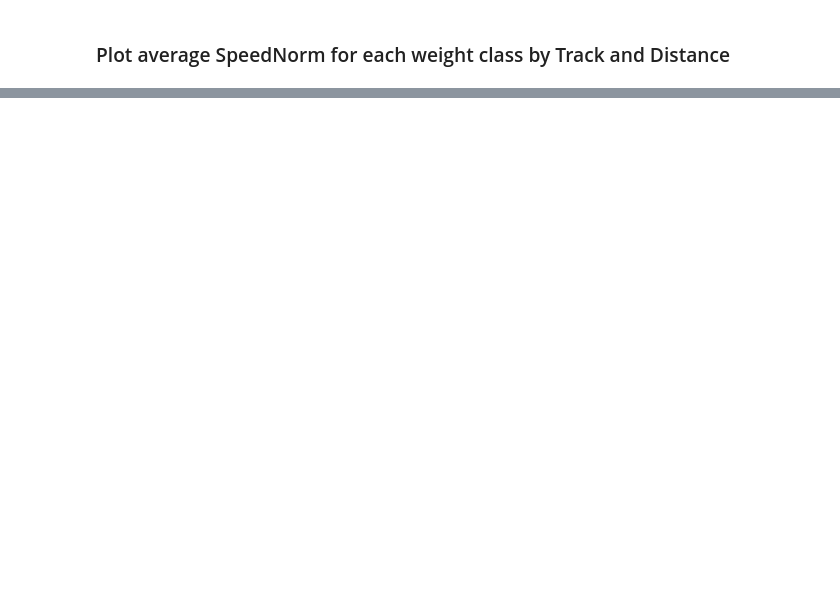
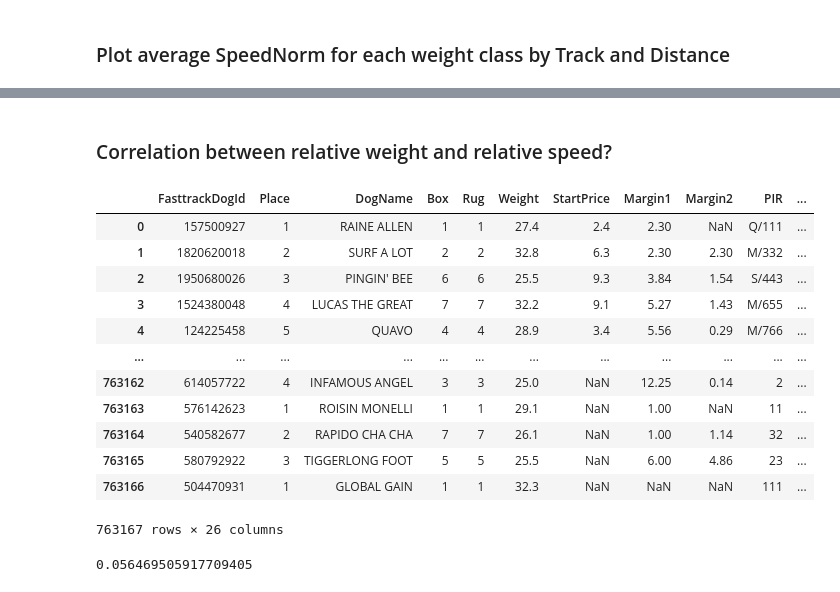
Before and after one commit to Isilisi/Greyhounds, a Jupyter notebook: eda/speednorm-by-weight.ipynb, the cells around one changed output, grey strips where cells are left out. Saved outputs shown, nothing was run; the diff lists cells and outputs as text; code cells hidden in the pictures; blank space fills up the shorter version.

Commit message:
Added some additional analysis and comments to markdown of speednorm-by-weight.ipynb

```diff
--- a/eda/speednorm-by-weight.ipynb
+++ b/eda/speednorm-by-weight.ipynb
@@ -99,0 +102,32 @@ sns.barplot(data=df, x="WeightQuantile", y="SpeedNorm_mean", hue="TrackDist")
+# %% [markdown]
+### Correlation between relative weight and relative speed?
+# %%
+# Copy
+df = df_raw.copy()
+
+# Calculate speed
+df['Speed'] = df['Distance']/df['RunTime']
+
+# Calculate z-score of weight and speed for each race
+df['Speed_scale'] = df.groupby('FasttrackRaceId')['Speed'].transform(lambda x: (x - min(x))/(max(x) - min(x)))
+df['Weight_scale'] = df.groupby('FasttrackRaceId')['Weight'].transform(lambda x: (x - min(x))/(max(x) - min(x)))
+
+display(df)
+# %% [output]
+|  | FasttrackDogId | Place | DogName | Box | Rug | Weight | StartPrice | Margin1 | Margin2 | PIR | ... |
+| 0 | 157500927 | 1 | RAINE ALLEN | 1 | 1 | 27.4 | 2.4 | 2.30 | NaN | Q/111 | ... |
+| 1 | 1820620018 | 2 | SURF A LOT | 2 | 2 | 32.8 | 6.3 | 2.30 | 2.30 | M/332 | ... |
+| 2 | 1950680026 | 3 | PINGIN' BEE | 6 | 6 | 25.5 | 9.3 | 3.84 | 1.54 | S/443 | ... |
+| 3 | 1524380048 | 4 | LUCAS THE GREAT | 7 | 7 | 32.2 | 9.1 | 5.27 | 1.43 | M/655 | ... |
+| 4 | 124225458 | 5 | QUAVO | 4 | 4 | 28.9 | 3.4 | 5.56 | 0.29 | M/766 | ... |
+| ... | ... | ... | ... | ... | ... | ... | ... | ... | ... | ... | ... |
+| 763162 | 614057722 | 4 | INFAMOUS ANGEL | 3 | 3 | 25.0 | NaN | 12.25 | 0.14 | 2 | ... |
+| 763163 | 576142623 | 1 | ROISIN MONELLI | 1 | 1 | 29.1 | NaN | 1.00 | NaN | 11 | ... |
+| 763164 | 540582677 | 2 | RAPIDO CHA CHA | 7 | 7 | 26.1 | NaN | 1.00 | 1.14 | 32 | ... |
+| 763165 | 580792922 | 3 | TIGGERLONG FOOT | 5 | 5 | 25.5 | NaN | 6.00 | 4.86 | 23 | ... |
+| 763166 | 504470931 | 1 | GLOBAL GAIN | 1 | 1 | 32.3 | NaN | NaN | NaN | 111 | ... |
+763167 rows × 26 columns
+# %%
+display(df['Speed_scale'].corr(df['Weight_scale']))
+# %% [output]
+0.056469505917709405
```
Also changed, not shown: parts of 4 cells of this notebook.
